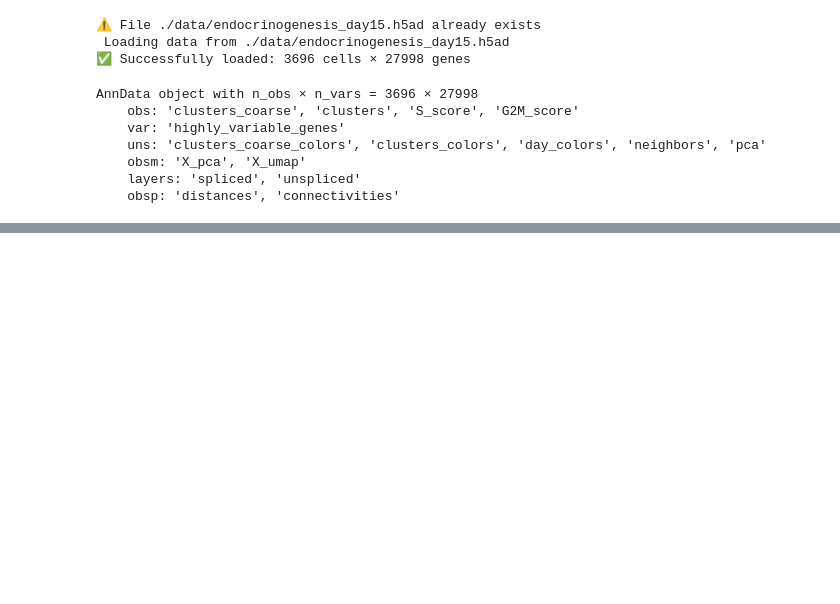
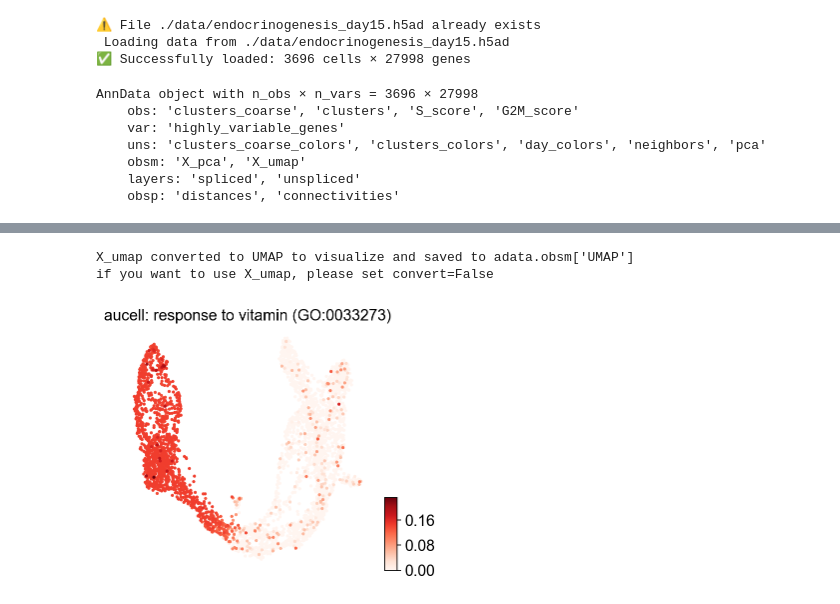
Before and after one commit to DBinary/omicverse-tutorials, a Jupyter notebook: docs/Tutorials-single/enrichment/t_es_compare.ipynb, the cells around one changed output, grey strips where cells are left out. Drawn from its saved outputs; the diff is of its cells as text; code cells hidden in the pictures; blank space fills up the shorter version.

```diff
--- a/docs/Tutorials-single/enrichment/t_es_compare.ipynb
+++ b/docs/Tutorials-single/enrichment/t_es_compare.ipynb
@@ -230,0 +70,3 @@ All eleven kernels run on the same GPU device with a single `engine='gpu'` flag;
+# %%
+geneset_name = 'response to vitamin (GO:0033273)'
+signatures = {geneset_name: pathway_dict[geneset_name]}
@@ -230,0 +95,7 @@ All eleven kernels run on the same GPU device with a single `engine='gpu'` flag;
+# %%
+adata.obs[f'aucell: {geneset_name}'] = adata.obsm['score_aucell'][geneset_name].values
+ov.pl.umap(adata, color=f'aucell: {geneset_name}', cmap='Reds', frameon=False)
+# %% [output]
+X_umap converted to UMAP to visualize and saved to adata.obsm['UMAP']
+if you want to use X_umap, please set convert=False
+[figure, added]
```
Also changed, not shown: parts of 53 cells of this notebook.
